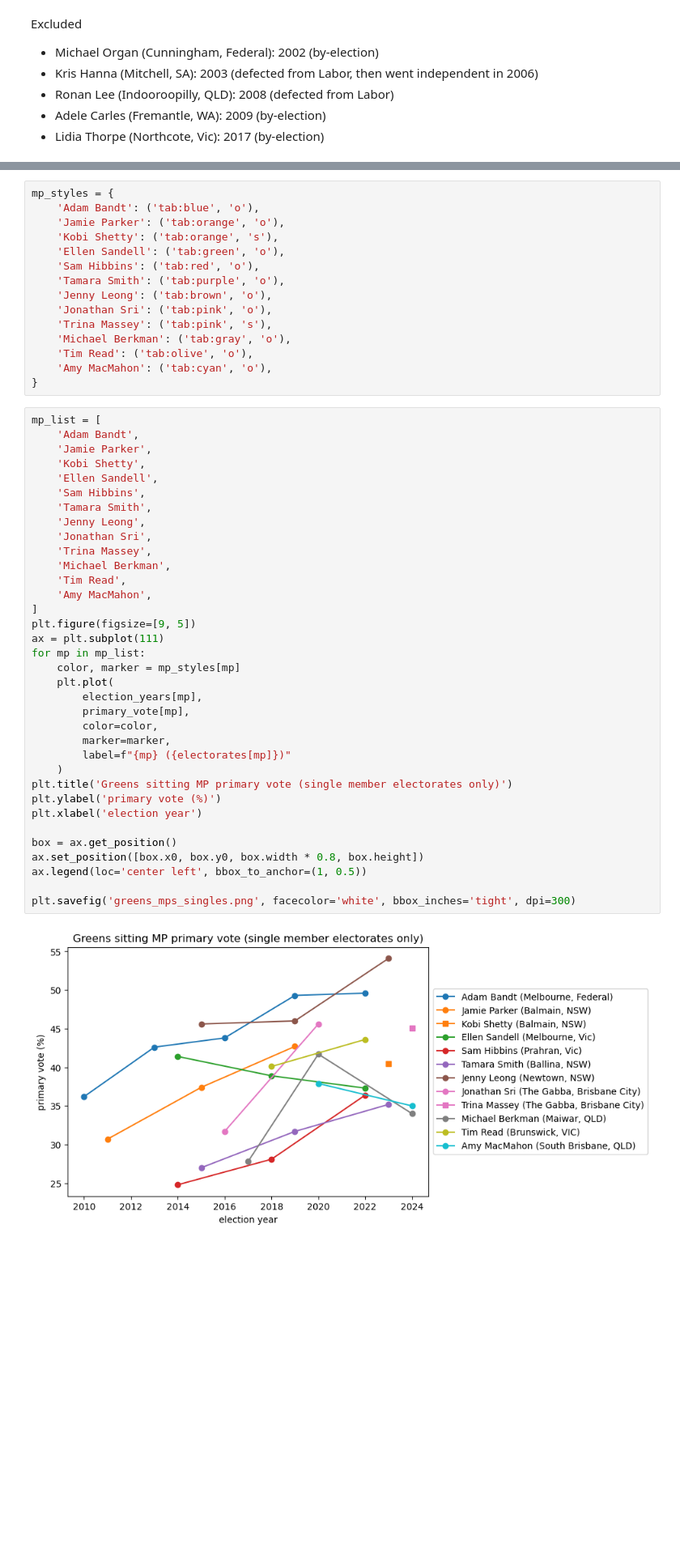
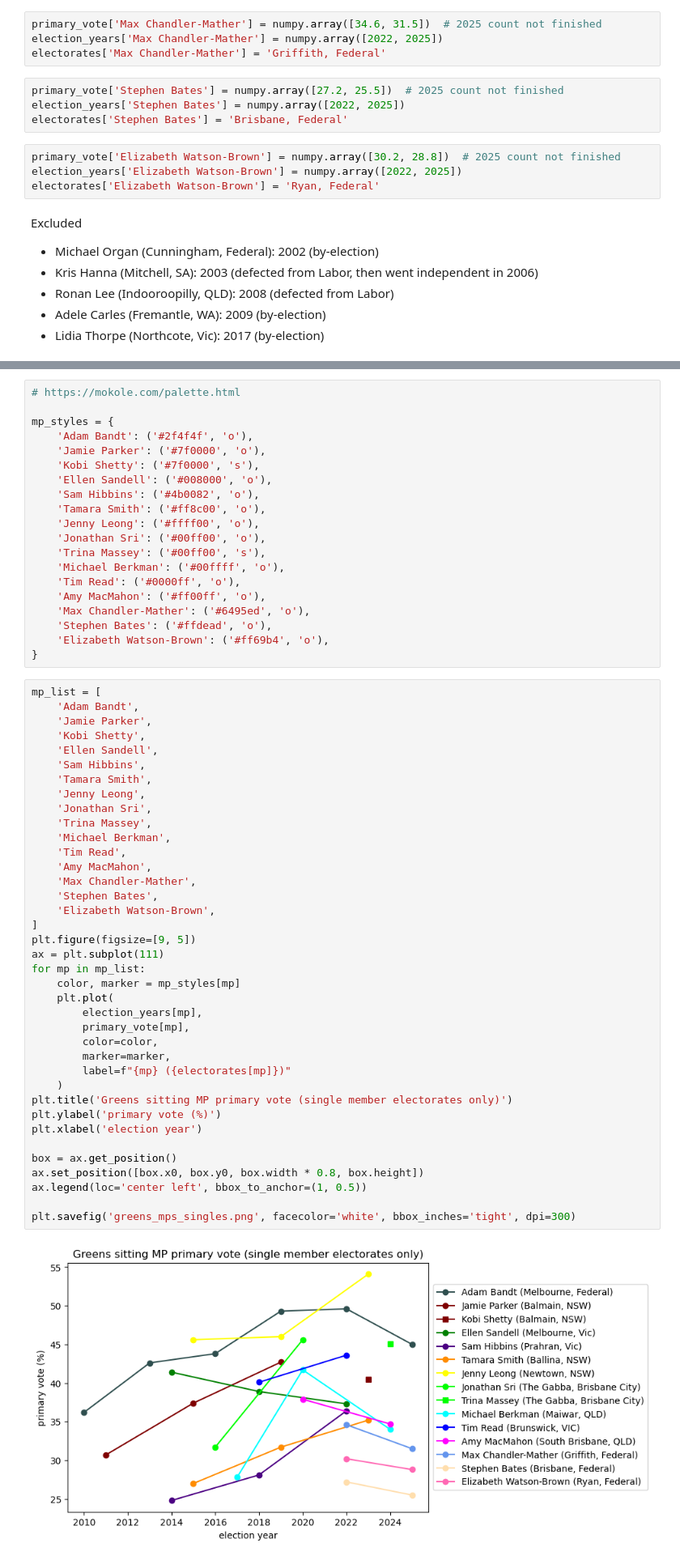
Before and after one commit to DamienIrving/election-analysis, a Jupyter notebook: analysis/single_member_electorates.ipynb, the cells around one changed output, grey strips where cells are left out. Shown at 81% size. Drawn from its saved outputs; the diff is of its cells as text; blank space fills up the shorter version.

```diff
--- a/analysis/single_member_electorates.ipynb
+++ b/analysis/single_member_electorates.ipynb
@@ -54,5 +56,17 @@ primary_vote['Amy MacMahon'] = numpy.array([37.9, 35.0]) # (2024 count not finis
 election_years['Amy MacMahon'] = numpy.array([2020, 2024])
 electorates['Amy MacMahon'] = 'South Brisbane, QLD'
+# %%
+primary_vote['Max Chandler-Mather'] = numpy.array([34.6, 31.5])  # 2025 count not finished
+election_years['Max Chandler-Mather'] = numpy.array([2022, 2025])
+electorates['Max Chandler-Mather'] = 'Griffith, Federal'
+# %%
+primary_vote['Stephen Bates'] = numpy.array([27.2, 25.5])  # 2025 count not finished
+election_years['Stephen Bates'] = numpy.array([2022, 2025])
+electorates['Stephen Bates'] = 'Brisbane, Federal'
+# %%
+primary_vote['Elizabeth Watson-Brown'] = numpy.array([30.2, 28.8])  # 2025 count not finished
+election_years['Elizabeth Watson-Brown'] = numpy.array([2022, 2025])
+electorates['Elizabeth Watson-Brown'] = 'Ryan, Federal'
 # %% [markdown]
 Excluded
 - Michael Organ (Cunningham, Federal): 2002 (by-election)
@@ -63,17 +80,22 @@ Excluded
 # %%
+# https://mokole.com/palette.html
+
 mp_styles = {
-    'Adam Bandt': ('tab:blue', 'o'),
-    'Jamie Parker': ('tab:orange', 'o'),
-    'Kobi Shetty': ('tab:orange', 's'),
-    'Ellen Sandell': ('tab:green', 'o'),
-    'Sam Hibbins': ('tab:red', 'o'),
-    'Tamara Smith': ('tab:purple', 'o'),
-    'Jenny Leong': ('tab:brown', 'o'),
-    'Jonathan Sri': ('tab:pink', 'o'),
-    'Trina Massey': ('tab:pink', 's'),
-    'Michael Berkman': ('tab:gray', 'o'),
-    'Tim Read': ('tab:olive', 'o'),
-    'Amy MacMahon': ('tab:cyan', 'o'),
+    'Adam Bandt': ('#2f4f4f', 'o'),
+    'Jamie Parker': ('#7f0000', 'o'),
+    'Kobi Shetty': ('#7f0000', 's'),
+    'Ellen Sandell': ('#008000', 'o'),
+    'Sam Hibbins': ('#4b0082', 'o'),
+    'Tamara Smith': ('#ff8c00', 'o'),
+    'Jenny Leong': ('#ffff00', 'o'),
+    'Jonathan Sri': ('#00ff00', 'o'),
+    'Trina Massey': ('#00ff00', 's'),
+    'Michael Berkman': ('#00ffff', 'o'),
+    'Tim Read': ('#0000ff', 'o'),
+    'Amy MacMahon': ('#ff00ff', 'o'),
+    'Max Chandler-Mather': ('#6495ed', 'o'),
+    'Stephen Bates': ('#ffdead', 'o'),
+    'Elizabeth Watson-Brown': ('#ff69b4', 'o'),
 }
 # %%
 mp_list = [
@@ -84,31 +106,34 @@ mp_list = [
     'Sam Hibbins',
     'Tamara Smith',
     'Jenny Leong',
     'Jonathan Sri',
     'Trina Massey',
     'Michael Berkman',
     'Tim Read',
     'Amy MacMahon',
+    'Max Chandler-Mather',
+    'Stephen Bates',
+    'Elizabeth Watson-Brown',
 ]
 plt.figure(figsize=[9, 5])
 ax = plt.subplot(111)
 for mp in mp_list:
     color, marker = mp_styles[mp]
     plt.plot(
         election_years[mp],
         primary_vote[mp],
         color=color,
         marker=marker,
         label=f"{mp} ({electorates[mp]})"
     )
 plt.title('Greens sitting MP primary vote (single member electorates only)')
 plt.ylabel('primary vote (%)')
 plt.xlabel('election year')
 
 box = ax.get_position()
 ax.set_position([box.x0, box.y0, box.width * 0.8, box.height])
 ax.legend(loc='center left', bbox_to_anchor=(1, 0.5))
 
 plt.savefig('greens_mps_singles.png', facecolor='white', bbox_inches='tight', dpi=300)
 # %% [output]
-[figure, old version]
+[figure, new version]
```
Also changed, not shown: parts of 4 cells of this notebook.
